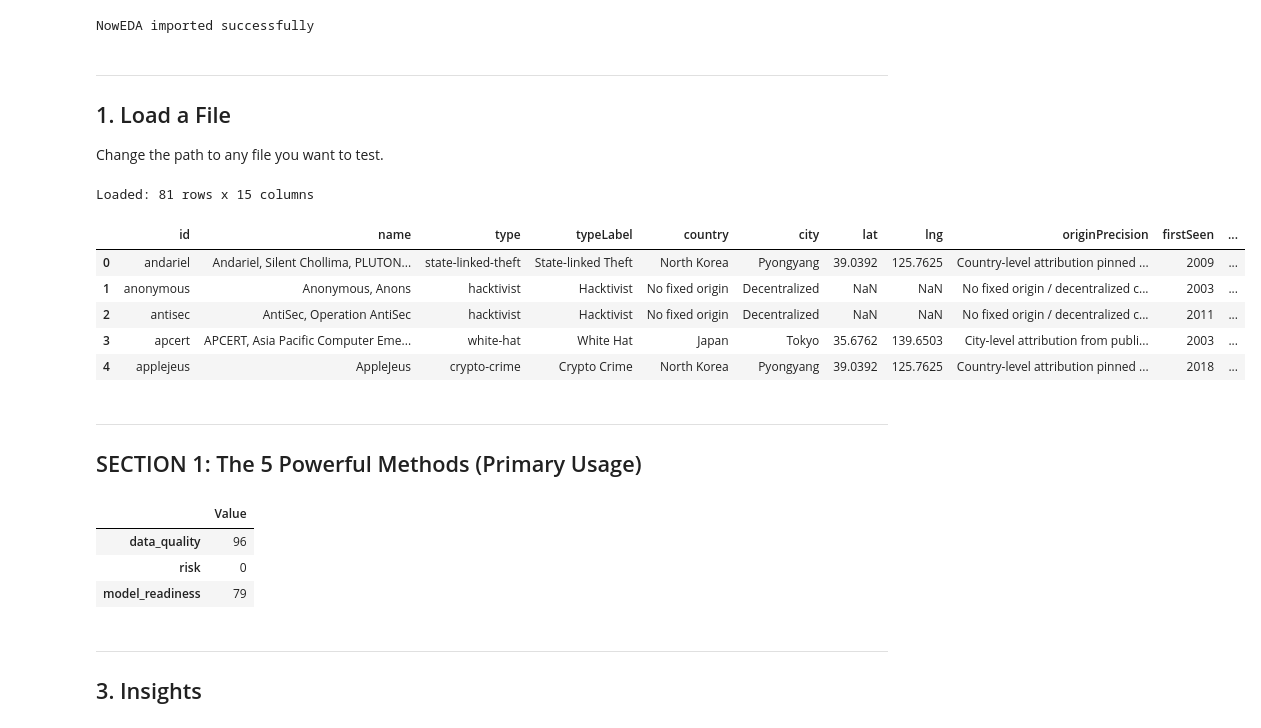
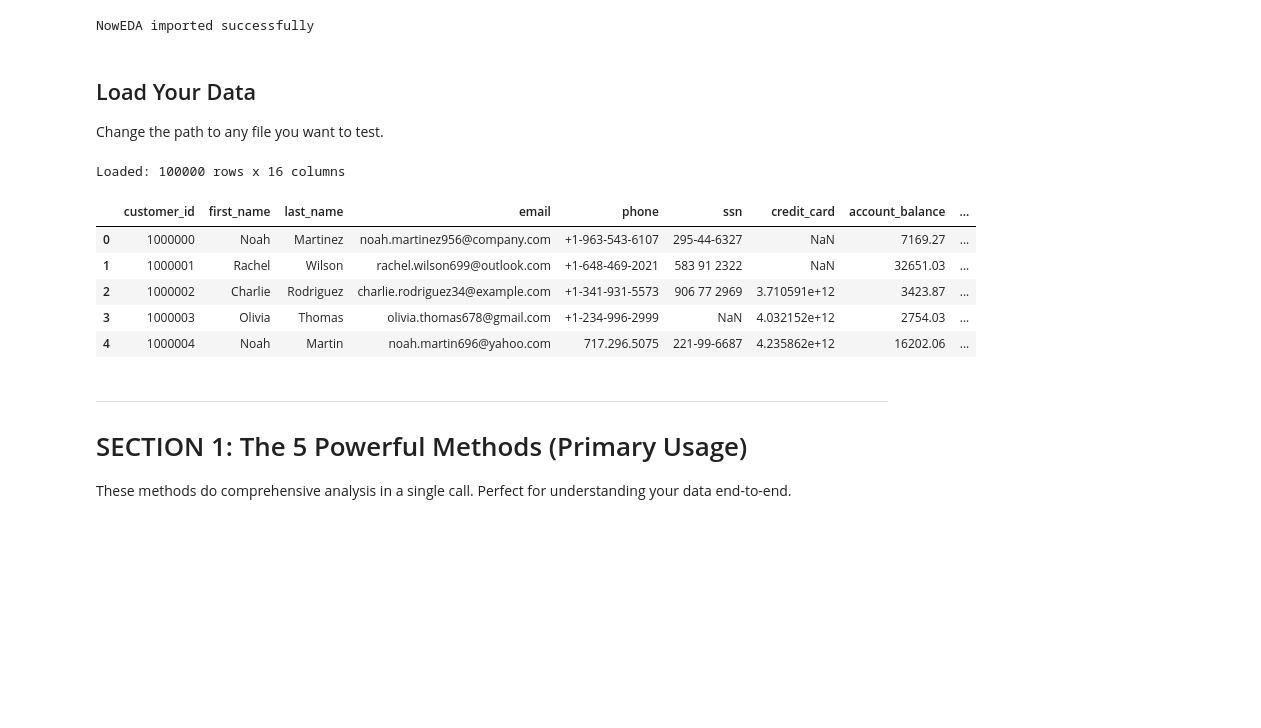
Before and after one commit to codewithdaniel1/NowEDA, a Jupyter notebook: playground.ipynb, the cells around one changed output. Cells and saved outputs as stored; diff of their text form; code cells hidden in the pictures; blank space fills up the shorter version.

```diff
--- a/playground.ipynb
+++ b/playground.ipynb
@@ -27,36 +24,28 @@ print('NowEDA imported successfully')
 # %% [output]
 NowEDA imported successfully
 # %% [markdown]
----
-## 1. Load a File
+## Load Your Data
 
 Change the path to any file you want to test.
 # %%
 # --- CHANGE THIS PATH ---
-FILE = '/Users/danielpeng/Downloads/cyber-actor-atlas.csv'
+FILE = 'test_data_large_with_pii.csv'
 # ------------------------
 
 df = eda.read(FILE)
 print(f'Loaded: {len(df)} rows x {len(df.columns)} columns')
 df.head()
 # %% [output]
-Loaded: 81 rows x 15 columns
+Loaded: 100000 rows x 16 columns
-|  | id | name | type | typeLabel | country | city | lat | lng | originPrecision | firstSeen | ... |
-| 0 | andariel | Andariel, Silent Chollima, PLUTON... | state-linked-theft | State-linked Theft | North Korea | Pyongyang | 39.0392 | 125.7625 | Country-level attribution pinned ... | 2009 | ... |
-| 1 | anonymous | Anonymous, Anons | hacktivist | Hacktivist | No fixed origin | Decentralized | NaN | NaN | No fixed origin / decentralized c... | 2003 | ... |
-| 2 | antisec | AntiSec, Operation AntiSec | hacktivist | Hacktivist | No fixed origin | Decentralized | NaN | NaN | No fixed origin / decentralized c... | 2011 | ... |
-| 3 | apcert | APCERT, Asia Pacific Computer Eme... | white-hat | White Hat | Japan | Tokyo | 35.6762 | 139.6503 | City-level attribution from publi... | 2003 | ... |
-| 4 | applejeus | AppleJeus | crypto-crime | Crypto Crime | North Korea | Pyongyang | 39.0392 | 125.7625 | Country-level attribution pinned ... | 2018 | ... |
+|  | customer_id | first_name | last_name | email | phone | ssn | credit_card | account_balance | ... |
+| 0 | 1000000 | Noah | Martinez | noah.martinez956@company.com | +1-963-543-6107 | 295-44-6327 | NaN | 7169.27 | ... |
+| 1 | 1000001 | Rachel | Wilson | rachel.wilson699@outlook.com | +1-648-469-2021 | 583 91 2322 | NaN | 32651.03 | ... |
+| 2 | 1000002 | Charlie | Rodriguez | charlie.rodriguez34@example.com | +1-341-931-5573 | 906 77 2969 | 3.710591e+12 | 3423.87 | ... |
+| 3 | 1000003 | Olivia | Thomas | olivia.thomas678@gmail.com | +1-234-996-2999 | NaN | 4.032152e+12 | 2754.03 | ... |
+| 4 | 1000004 | Noah | Martin | noah.martin696@yahoo.com | 717.296.5075 | 221-99-6687 | 4.235862e+12 | 16202.06 | ... |
 # %% [markdown]
 ---
-## SECTION 1: The 5 Powerful Methods (Primary Usage)
+
+# SECTION 1: The 5 Powerful Methods (Primary Usage)
+
+These methods do comprehensive analysis in a single call. Perfect for understanding your data end-to-end.
-# %%
-df.eda.scores_df()
-# %% [output]
-|  | Value |
-| data_quality | 96 |
-| risk | 0 |
-| model_readiness | 79 |
-# %% [markdown]
----
-## 3. Insights
```
Also changed, not shown: parts of 91 cells of this notebook, 7 other files.
